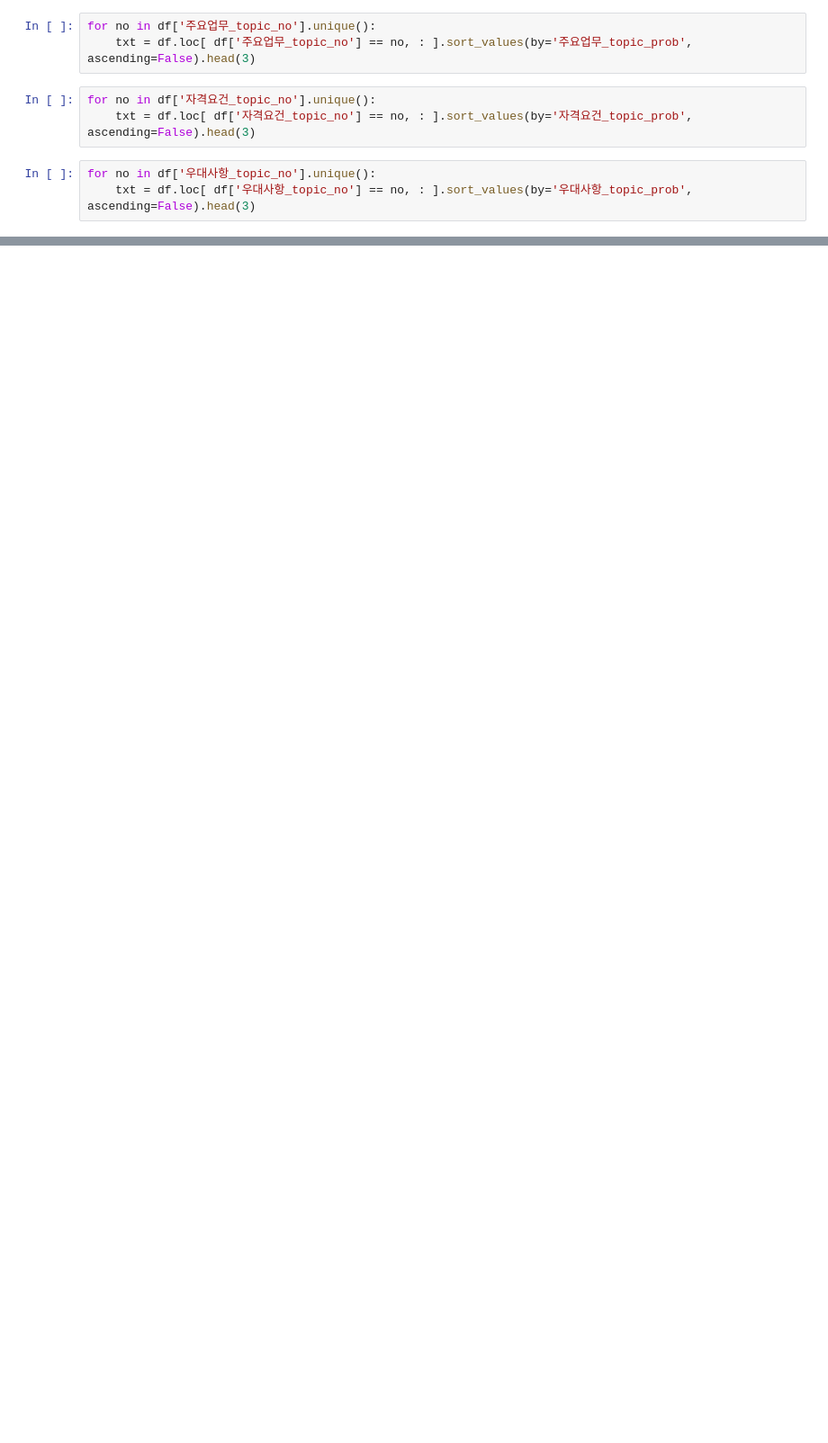
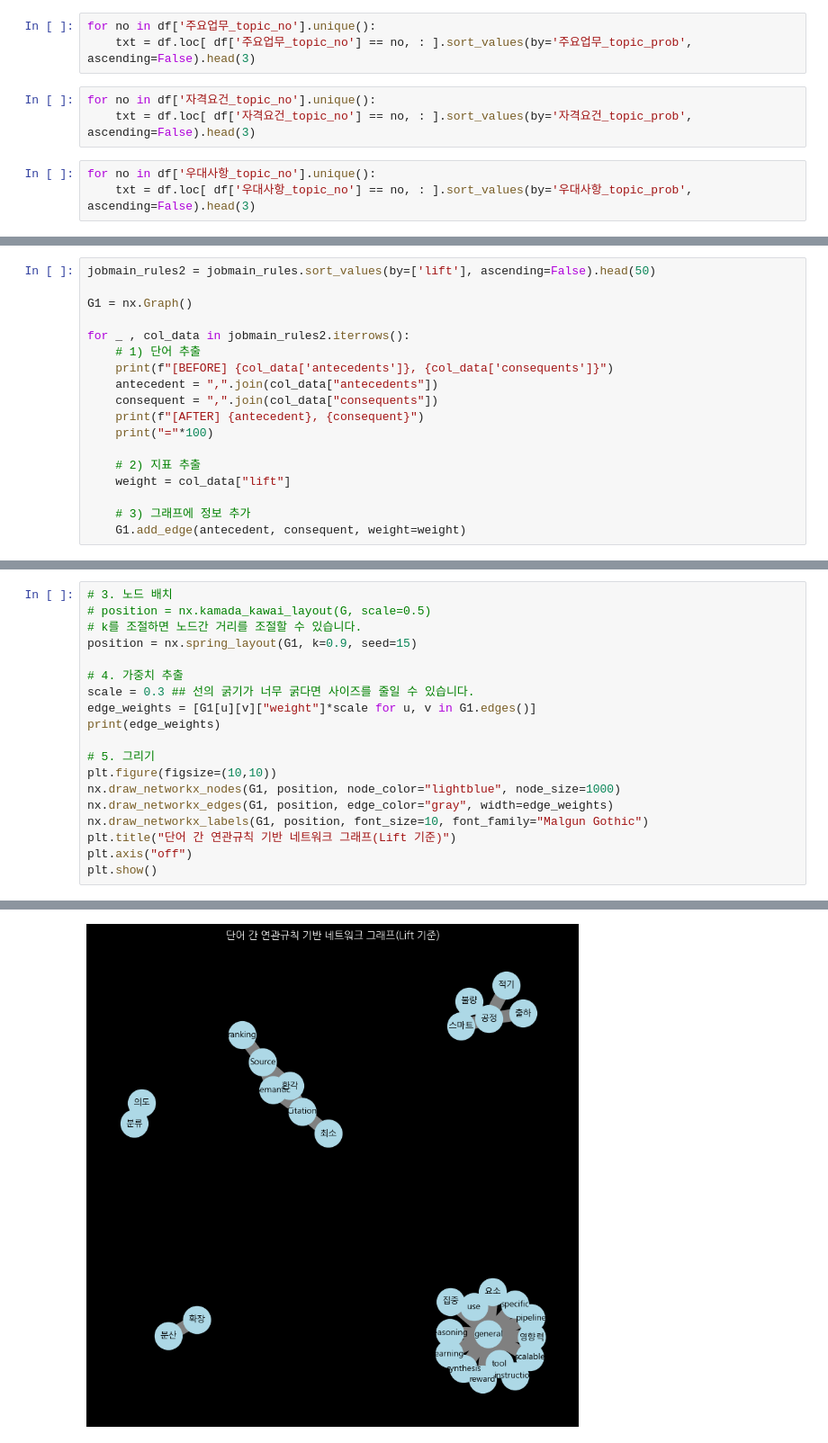
Before and after one commit to yeonsanghun/portenup_ai3_project1_3, a Jupyter notebook: jinwoo/gropubyskillset.ipynb, the cells around one changed output, grey strips where cells are left out. Shown at 90% size. Saved outputs shown, nothing was run; the diff lists cells and outputs as text; blank space fills up the shorter version.

Commit message:
히트맵과 네트워크 시각화 추가

```diff
--- a/jinwoo/gropubyskillset.ipynb
+++ b/jinwoo/gropubyskillset.ipynb
@@ -373,0 +808,18 @@ for n in range(jobmain_n_topic):
+# %%
+jobmain_rules2 = jobmain_rules.sort_values(by=['lift'], ascending=False).head(50)
+
+G1 = nx.Graph()
+
+for _ , col_data in jobmain_rules2.iterrows():
+    # 1) 단어 추출
+    print(f"[BEFORE] {col_data['antecedents']}, {col_data['consequents']}")
+    antecedent = ",".join(col_data["antecedents"])
+    consequent = ",".join(col_data["consequents"])
+    print(f"[AFTER] {antecedent}, {consequent}")
+    print("="*100)
+
+    # 2) 지표 추출
+    weight = col_data["lift"]
+
+    # 3) 그래프에 정보 추가
+    G1.add_edge(antecedent, consequent, weight=weight)
@@ -373,0 +916,20 @@ for n in range(jobmain_n_topic):
+# %%
+# 3. 노드 배치
+# position = nx.kamada_kawai_layout(G, scale=0.5)
+# k를 조절하면 노드간 거리를 조절할 수 있습니다.
+position = nx.spring_layout(G1, k=0.9, seed=15)
+
+# 4. 가중치 추출
+scale = 0.3 ## 선의 굵기가 너무 굵다면 사이즈를 줄일 수 있습니다.
+edge_weights = [G1[u][v]["weight"]*scale for u, v in G1.edges()]
+print(edge_weights)
+
+# 5. 그리기
+plt.figure(figsize=(10,10))
+nx.draw_networkx_nodes(G1, position, node_color="lightblue", node_size=1000)
+nx.draw_networkx_edges(G1, position, edge_color="gray", width=edge_weights)
+nx.draw_networkx_labels(G1, position, font_size=10, font_family="Malgun Gothic")
+plt.title("단어 간 연관규칙 기반 네트워크 그래프(Lift 기준)")
+plt.axis("off")
+plt.show()
+# %% [output]
@@ -373,0 +937 @@ for n in range(jobmain_n_topic):
+[figure, added]
```
Also changed, not shown: parts of 44 cells of this notebook.
